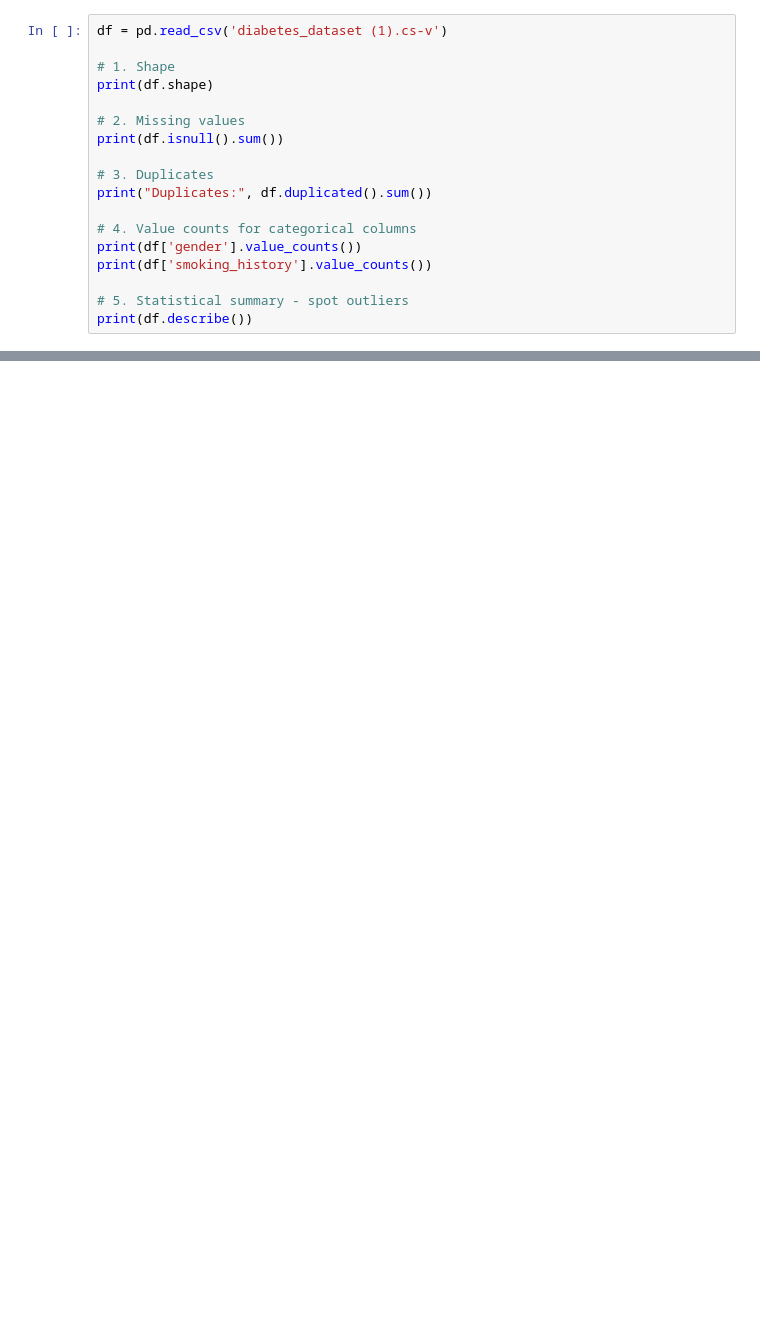
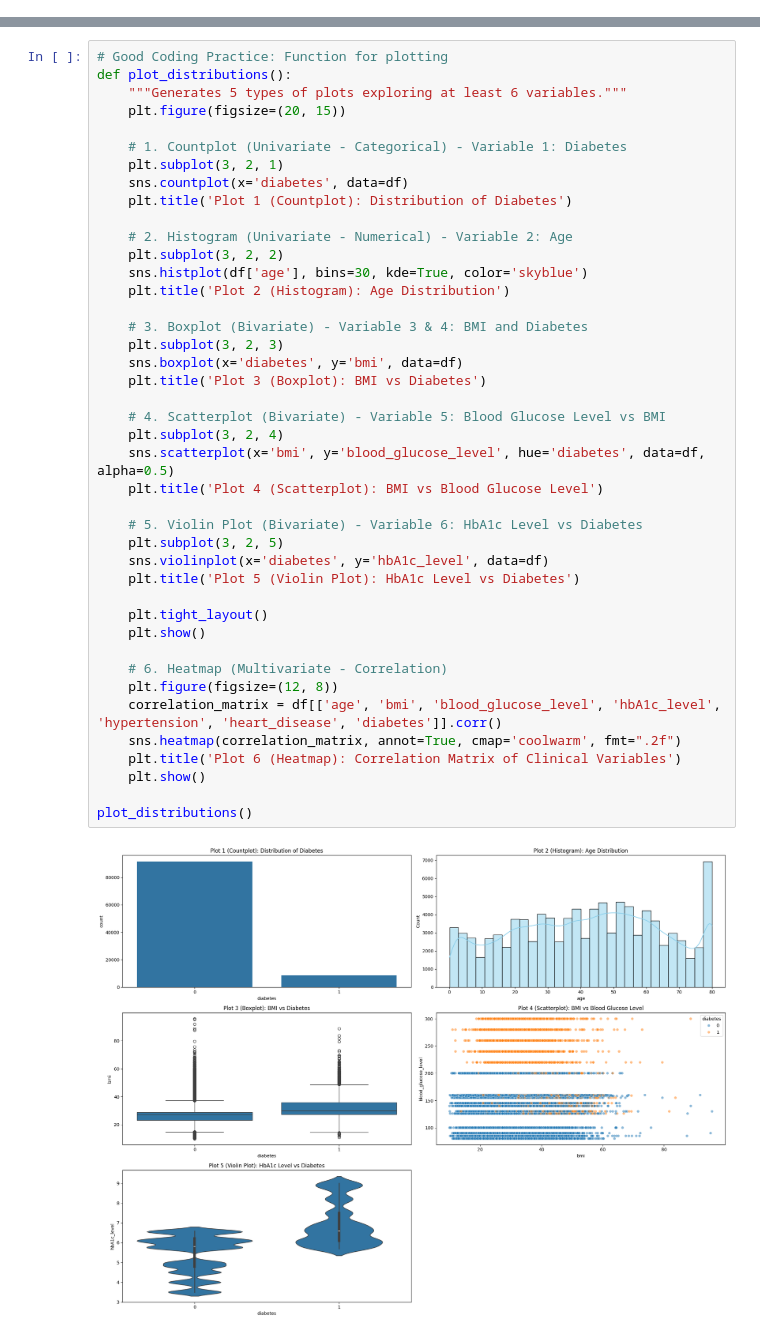
Before and after one commit to noorbadawix-jpg/diabetes-prediction-app, a Jupyter notebook: Colabproject.ipynb, the cells around one changed output, grey strips where cells are left out. Drawn from its saved outputs; the diff is of its cells as text; blank space fills up the shorter version.

```diff
--- a/Colabproject.ipynb
+++ b/Colabproject.ipynb
@@ -50,18 +29,0 @@ Saving diabetes_dataset.csv to diabetes_dataset (1).csv
-# %%
-df = pd.read_csv('diabetes_dataset (1).cs-v')
-
-# 1. Shape
-print(df.shape)
-
-# 2. Missing values
-print(df.isnull().sum())
-
-# 3. Duplicates
-print("Duplicates:", df.duplicated().sum())
-
-# 4. Value counts for categorical columns
-print(df['gender'].value_counts())
-print(df['smoking_history'].value_counts())
-
-# 5. Statistical summary - spot outliers
-print(df.describe())
@@ -230,0 +101,44 @@ joblib.dump(label_encoders, 'label_encoders.pkl')
+# %%
+# Good Coding Practice: Function for plotting
+def plot_distributions():
+    """Generates 5 types of plots exploring at least 6 variables."""
+    plt.figure(figsize=(20, 15))
+
+    # 1. Countplot (Univariate - Categorical) - Variable 1: Diabetes
+    plt.subplot(3, 2, 1)
+    sns.countplot(x='diabetes', data=df)
+    plt.title('Plot 1 (Countplot): Distribution of Diabetes')
+
+    # 2. Histogram (Univariate - Numerical) - Variable 2: Age
+    plt.subplot(3, 2, 2)
+    sns.histplot(df['age'], bins=30, kde=True, color='skyblue')
+    plt.title('Plot 2 (Histogram): Age Distribution')
+
+    # 3. Boxplot (Bivariate) - Variable 3 & 4: BMI and Diabetes
+    plt.subplot(3, 2, 3)
+    sns.boxplot(x='diabetes', y='bmi', data=df)
+    plt.title('Plot 3 (Boxplot): BMI vs Diabetes')
+
+    # 4. Scatterplot (Bivariate) - Variable 5: Blood Glucose Level vs BMI
+    plt.subplot(3, 2, 4)
+    sns.scatterplot(x='bmi', y='blood_glucose_level', hue='diabetes', data=df, alpha=0.5)
+    plt.title('Plot 4 (Scatterplot): BMI vs Blood Glucose Level')
+
+    # 5. Violin Plot (Bivariate) - Variable 6: HbA1c Level vs Diabetes
+    plt.subplot(3, 2, 5)
+    sns.violinplot(x='diabetes', y='hbA1c_level', data=df)
+    plt.title('Plot 5 (Violin Plot): HbA1c Level vs Diabetes')
+
+    plt.tight_layout()
+    plt.show()
+
+    # 6. Heatmap (Multivariate - Correlation)
+    plt.figure(figsize=(12, 8))
+    correlation_matrix = df[['age', 'bmi', 'blood_glucose_level', 'hbA1c_level', 'hypertension', 'heart_disease', 'diabetes']].corr()
+    sns.heatmap(correlation_matrix, annot=True, cmap='coolwarm', fmt=".2f")
+    plt.title('Plot 6 (Heatmap): Correlation Matrix of Clinical Variables')
+    plt.show()
+
+plot_distributions()
+# %% [output]
+[figure, added]
```
Also changed, not shown: parts of 15 cells of this notebook, 2 other files.
